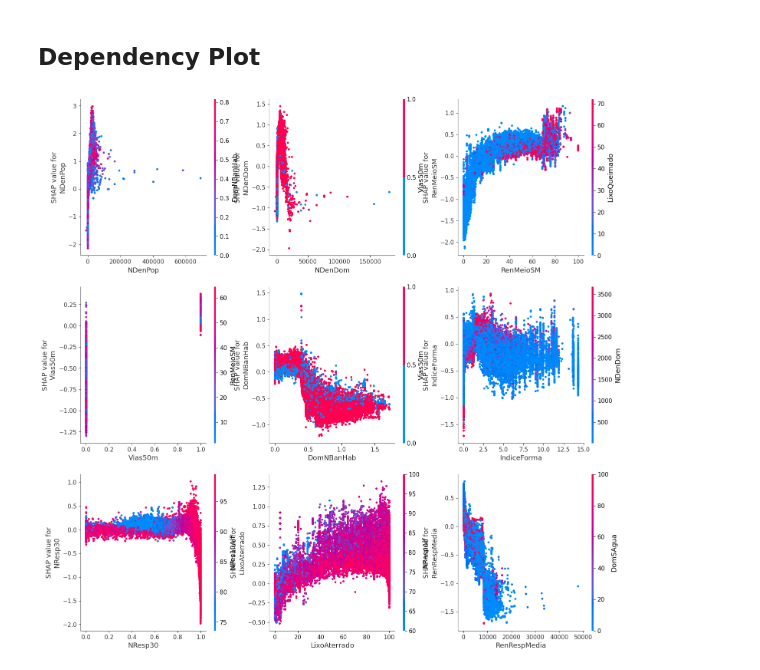
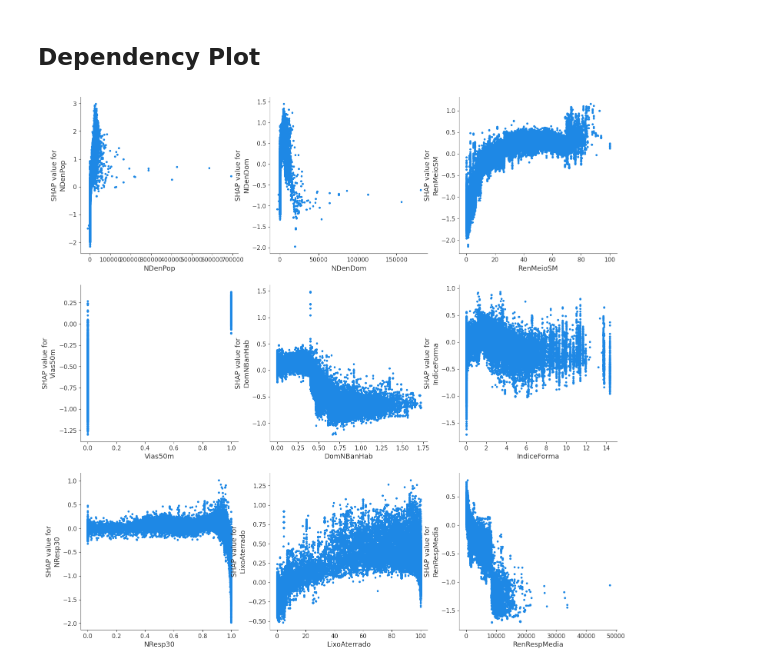
Before and after one commit to CaioRhoden/xai-nui-classification, a Jupyter notebook: xAI/shap_xgb.ipynb, the cells around one changed output. Cells and saved outputs as stored; diff of their text form; code cells hidden in the pictures.

Commit message:
remove index from dependence plot

```diff
--- a/xAI/shap_xgb.ipynb
+++ b/xAI/shap_xgb.ipynb
@@ -49,13 +49,13 @@ feature_importance = ["NDenPop", "NDenDom", "RenMeioSM", "Vias50m", "DomNBanHab"
 # %%
 
 fig, ax = plt.subplots(nrows=3, ncols=3, figsize=(18, 18))
 a, b, col = 0, 0, 0
 while col < 9:
     if b == 3:
         b = 0
         a += 1
-    shap.dependence_plot(feature_importance[col], shap_values, X_test, ax=ax[a, b], show=False)
+    shap.dependence_plot(feature_importance[col], shap_values, X_test, ax=ax[a, b], interaction_index=None, show=False)
     b += 1
     col += 1
 # %% [output]
-[figure, old version]
+[figure, new version]
```
Also changed, not shown: parts of 1 cell of this notebook.
